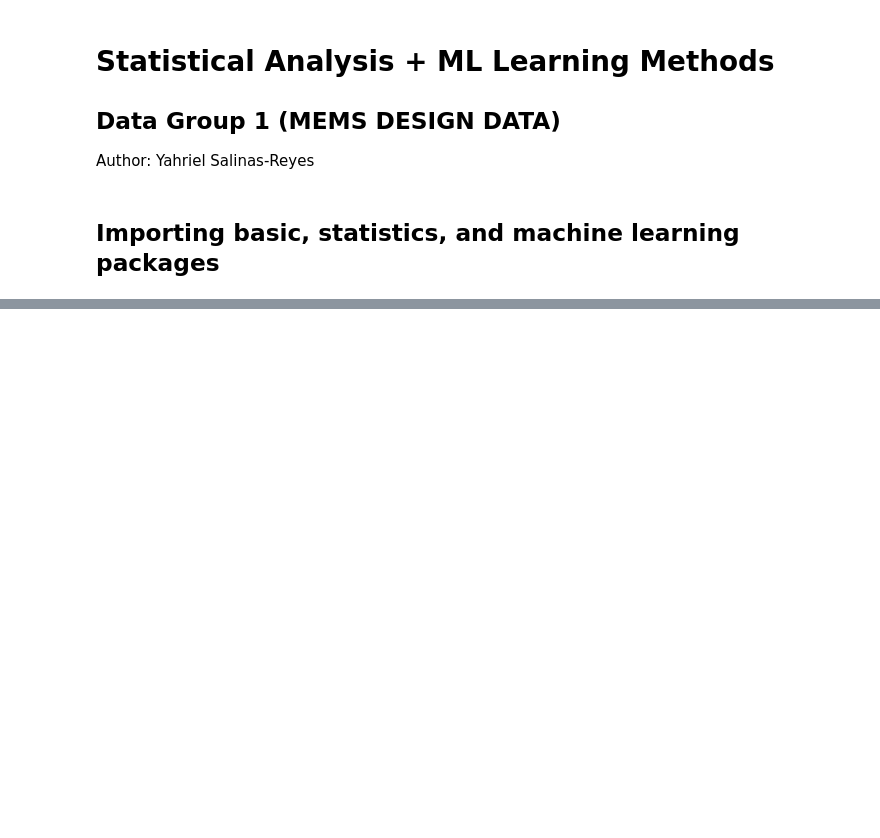
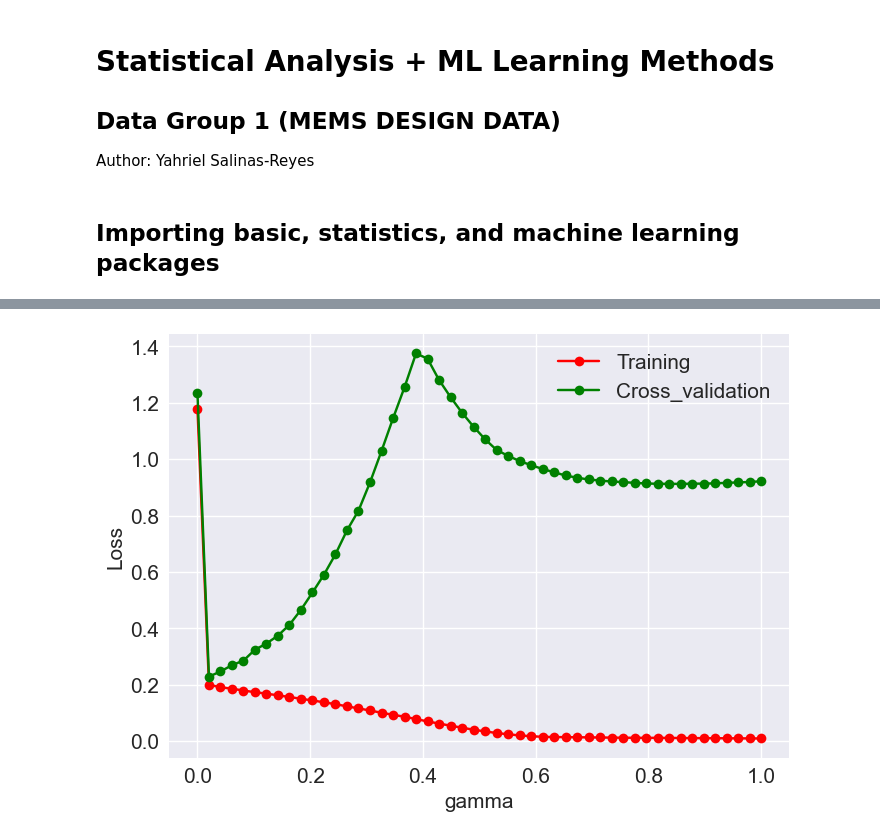
Before and after one commit to yahriels/MEMS-23, a Jupyter notebook: Machine Learning/Data Group 1/MEMS DESIGN Paper.ipynb, the cells around one changed output, grey strips where cells are left out. Cells and saved outputs as stored; diff of their text form; code cells hidden in the pictures; blank space fills up the shorter version.

```diff
--- a/Machine Learning/Data Group 1/MEMS DESIGN Paper.ipynb
+++ b/Machine Learning/Data Group 1/MEMS DESIGN Paper.ipynb
@@ -111,0 +232,84 @@ IntCastingNaNError: Cannot convert non-finite values (NA or inf) to integer
+# %%
+# Select data from dataframe and put into X matrix (parameters) and y (target)
+data = df[['B_Length','B_Thickness','Strain','Relative_Resistance']]
+target = df[['GF']]
+X = data       # is nx4 matrix with 4 columns for the 4 factors
+y = target     # is nx1 column vector for n observations
+
+#test gamma value between 0 and 1
+# cv = 10 is for 10 fold cross validation.
+param_range = np.linspace(0,1,50)   # set the range for parameter gamma
+train_loss, test_loss = validation_curve(
+        svm.SVR(kernel='rbf', C=40),
+        preprocessing.scale(X.values), preprocessing.scale(y.values.ravel()), param_name='gamma',
+        param_range=param_range, cv=10,
+        scoring = 'neg_mean_squared_error')
+# Use negative to
+train_loss_mean = -np.mean(train_loss, axis=1)
+test_loss_mean = -np.mean(test_loss, axis=1)
+
+# make the learning curve for gamma
+plt.figure(1)
+plt.plot(param_range, train_loss_mean, 'o-', color="r", label="Training")
+plt.plot(param_range, test_loss_mean, 'o-', color="g", label="Cross_validation")
+plt.xticks(fontsize=15)
+plt.yticks(fontsize=15)
+font = {'size': 15}
+plt.xlabel("gamma", font)
+plt.ylabel("Loss", font)
+plt.legend(loc="best", fontsize=15)
+plt.style.use('seaborn')
+plt.show()
+
+
+#test C value
+param_range = np.linspace(1,100,50)   # set the range for parameter C, between 0 and 100
+train_loss, test_loss = validation_curve(
+        svm.SVR(kernel='rbf', gamma=0.3),
+        preprocessing.scale(X.values), preprocessing.scale(y.values.ravel()), param_name='C',
+        param_range=param_range, cv=10,
+        scoring = 'neg_mean_squared_error')
+train_loss_mean = -np.mean(train_loss, axis=1)
+test_loss_mean = -np.mean(test_loss, axis=1)
+# use minus to avoid negatives
+
+# make the learning curve for C
+plt.figure(2)
+plt.plot(param_range, train_loss_mean, 'o-', color="r", label="Training")
+plt.plot(param_range, test_loss_mean, 'o-', color="g", label="Cross_validation")
+plt.xticks(fontsize=15)
+plt.yticks(fontsize=15)
+font = {'size': 15}
+plt.xlabel("C", font)
+plt.ylabel("Loss", font)
+plt.legend(loc="best", fontsize=15)
+plt.style.use('seaborn')
+plt.show()
+
+
+#test epsilon value
+param_range = np.linspace(0,1,50)   # set the range for parameter gamma
+train_loss, test_loss = validation_curve(
+        svm.SVR(kernel='rbf', C=40, gamma=0.3),
+        preprocessing.scale(X.values), preprocessing.scale(y.values.ravel()), param_name='epsilon',
+        param_range=param_range, cv=10,
+        scoring = 'neg_mean_squared_error')
+train_loss_mean = -np.mean(train_loss, axis=1)
+test_loss_mean = -np.mean(test_loss, axis=1)
+
+# make the learning curve for epsilon
+plt.figure(3)
+plt.plot(param_range, train_loss_mean, 'o-', color="r", label="Training")
+plt.plot(param_range, test_loss_mean, 'o-', color="g", label="Cross_validation")
+plt.xticks(fontsize=15)
+plt.yticks(fontsize=15)
+font = {'size': 15}
+plt.xlabel("epsilon", font)
+plt.ylabel("Loss", font)
+plt.legend(loc="best", fontsize=15)
+plt.style.use('seaborn')
+plt.show()
+
+# Should figure out how to make 3 subplots
+# %% [output]
+[figure, added]
```
Also changed, not shown: parts of 15 cells of this notebook, 4 other files.
